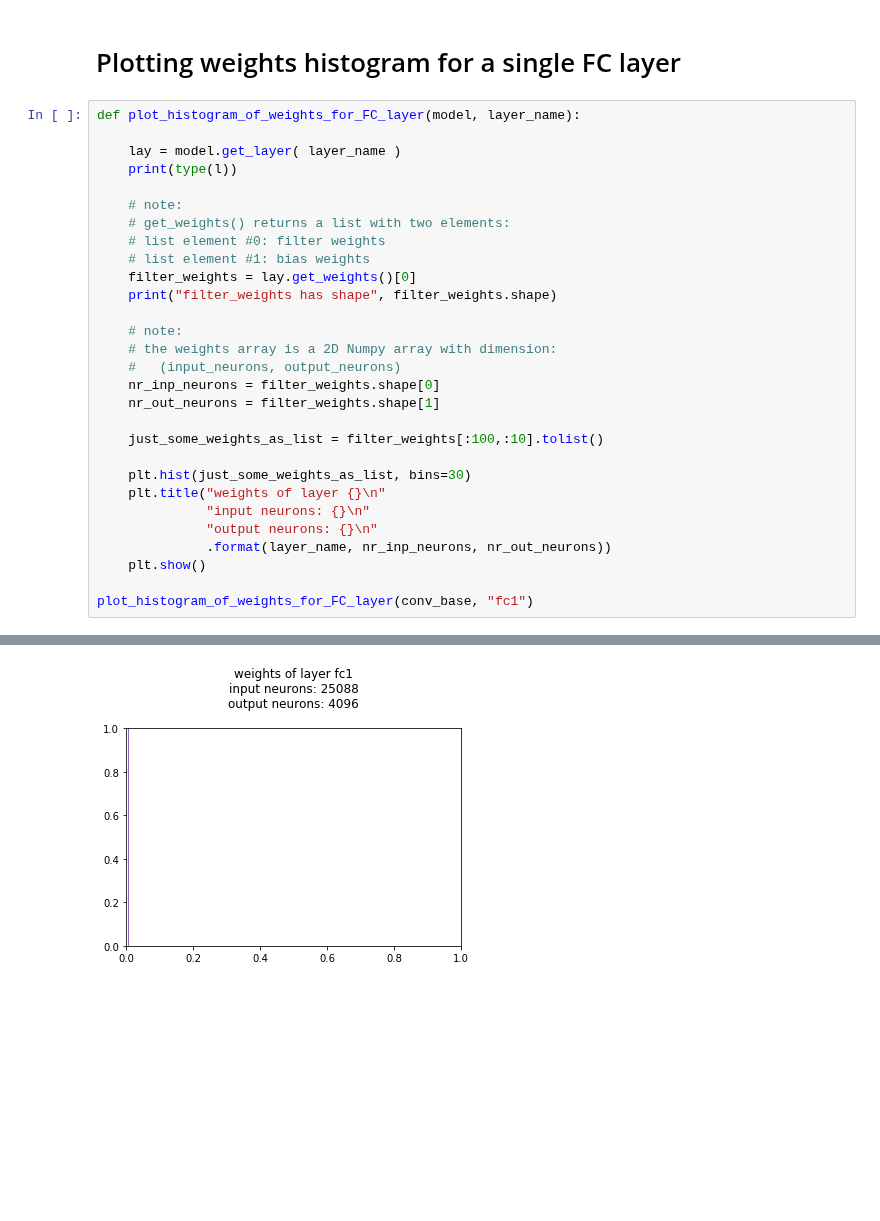
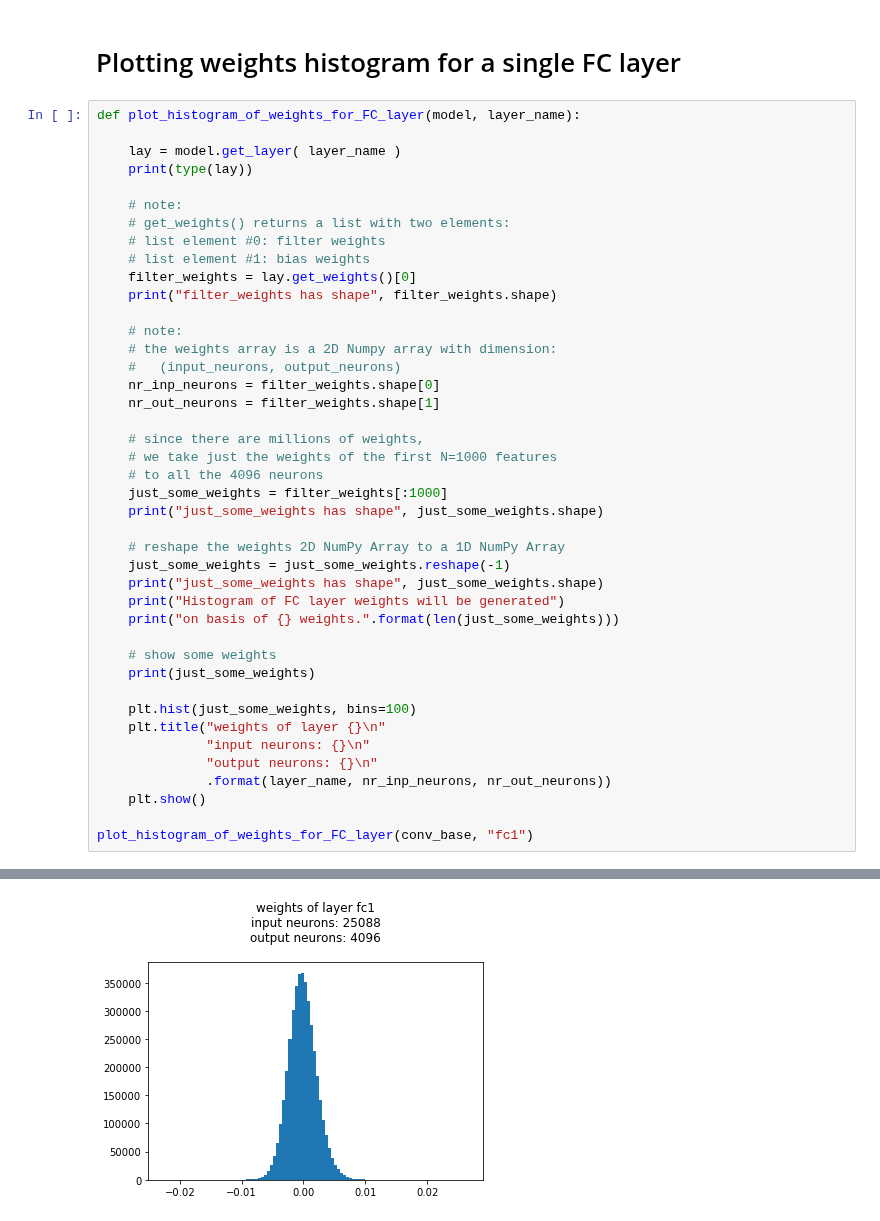
Before and after one commit to b3n3d17/DeepLearningCourse, a Jupyter notebook: 34_visualizing_weights/visualizing_weights.ipynb, the cells around one changed output, grey strips where cells are left out. Saved outputs shown, nothing was run; the diff lists cells and outputs as text; blank space fills up the shorter version.

```diff
--- a/34_visualizing_weights/visualizing_weights.ipynb
+++ b/34_visualizing_weights/visualizing_weights.ipynb
@@ -182,7 +196,7 @@ filter_weights has shape (3, 3, 256, 256)
 def plot_histogram_of_weights_for_FC_layer(model, layer_name):
 
     lay = model.get_layer( layer_name )
-    print(type(l))
+    print(type(lay))
 
     # note:
     # get_weights() returns a list with two elements:
@@ -197,9 +211,22 @@ def plot_histogram_of_weights_for_FC_layer(model, layer_name):
     nr_inp_neurons = filter_weights.shape[0]
     nr_out_neurons = filter_weights.shape[1]
 
-    just_some_weights_as_list = filter_weights[:100,:10].tolist()
+    # since there are millions of weights,
+    # we take just the weights of the first N=1000 features
+    # to all the 4096 neurons
+    just_some_weights = filter_weights[:1000]
+    print("just_some_weights has shape", just_some_weights.shape)
 
-    plt.hist(just_some_weights_as_list, bins=30)
+    # reshape the weights 2D NumPy Array to a 1D NumPy Array
+    just_some_weights = just_some_weights.reshape(-1)
+    print("just_some_weights has shape", just_some_weights.shape)
+    print("Histogram of FC layer weights will be generated")
+    print("on basis of {} weights.".format(len(just_some_weights)))
+
+    # show some weights
+    print(just_some_weights)
+
+    plt.hist(just_some_weights, bins=100)
     plt.title("weights of layer {}\n"
               "input neurons: {}\n"
               "output neurons: {}\n"
@@ -213 +246 @@ filter_weights has shape (25088, 4096)
-[figure, old version]
+[figure, new version]
```
Also changed, not shown: parts of 14 cells of this notebook.
